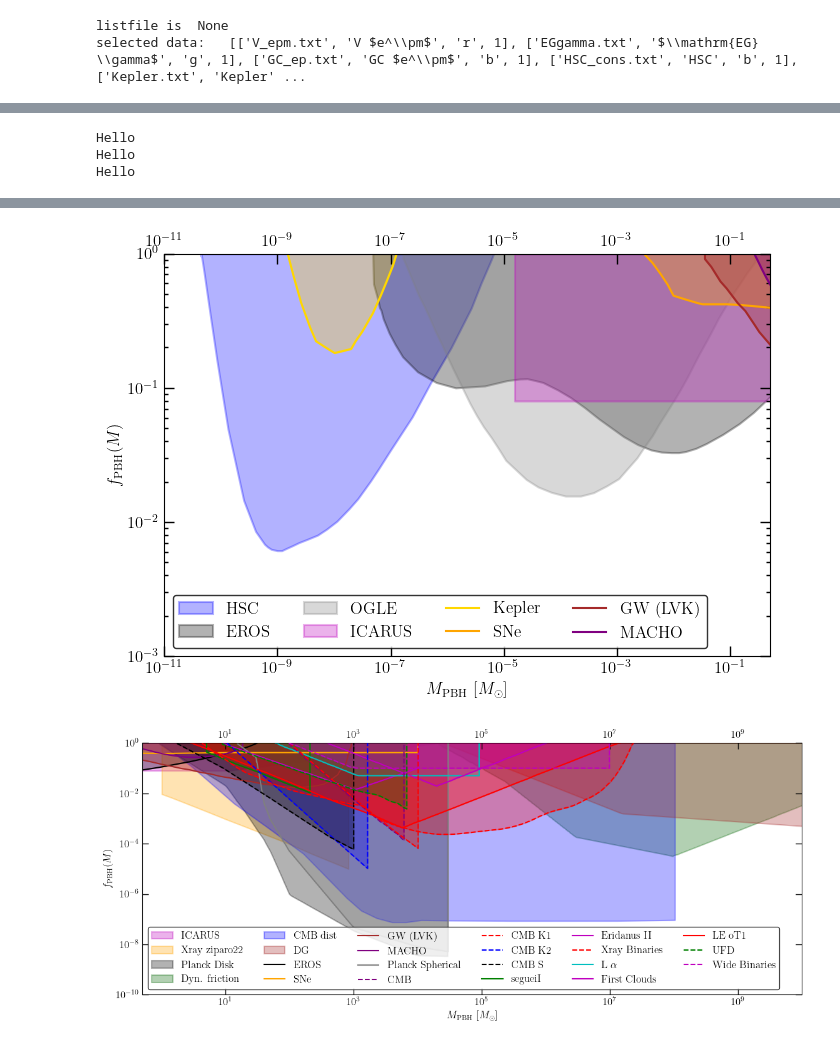
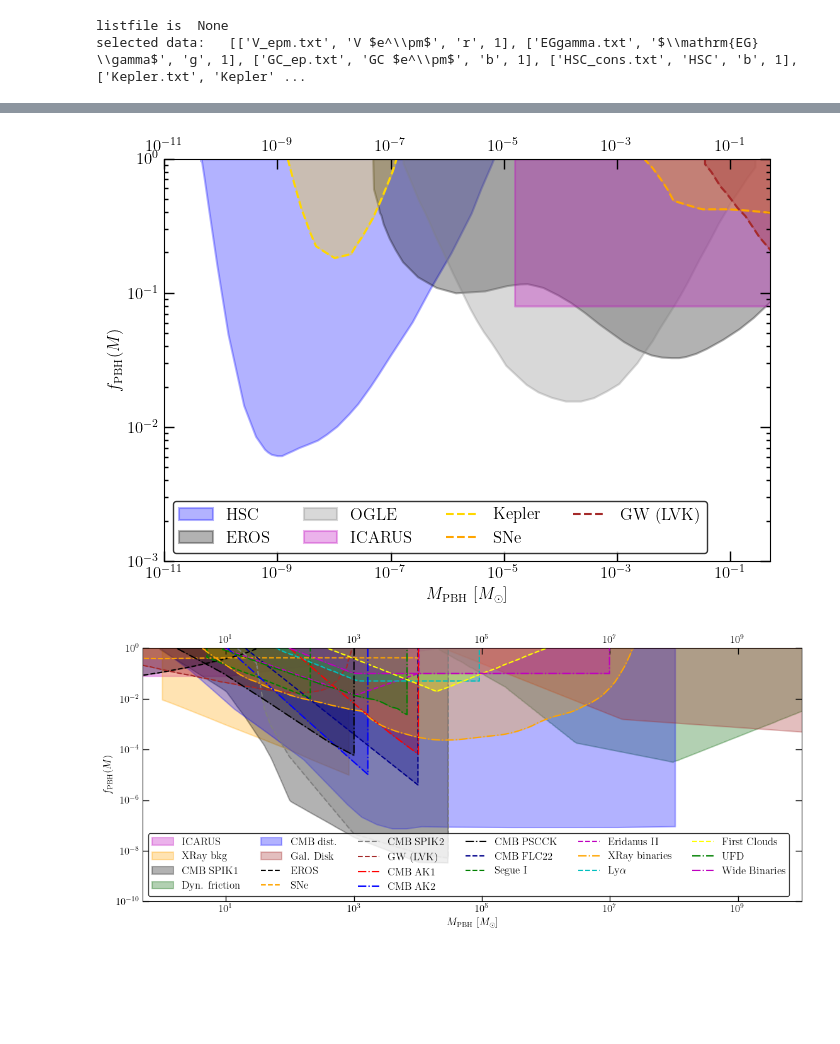
Before and after one commit to cjoana/LISA-PBH-WK, a Jupyter notebook: bounds/bounds.ipynb, the cells around one changed output, grey strips where cells are left out. Saved outputs shown, nothing was run; the diff lists cells and outputs as text; code cells hidden in the pictures; blank space fills up the shorter version.

```diff
--- a/bounds/bounds.ipynb
+++ b/bounds/bounds.ipynb
@@ -68,16 +68,22 @@ print(f"selected data:   {sel_files}")
 listfile is  None
 selected data:   [['V_epm.txt', 'V $e^\\pm$', 'r', 1], ['EGgamma.txt', '$\\mathrm{EG} \\gamma$', 'g', 1], ['GC_ep.txt', 'GC $e^\\pm$', 'b', 1], ['HSC_cons.txt', 'HSC', 'b', 1], ['Kepler.txt', 'Kepler' ...
 # %%
-save_figs = False
+save_figs = True
 
 fig, ax = plt.subplots(1,1, figsize=(8,5))
-fig2, ax2 = plt.subplots(1,1, figsize=(8,5))
+fig2, ax2 = plt.subplots(1,1, figsize=(12.7,5))
 
 for bound in sel_files:
 
     f_bound = bound[0]
     lbl = bound[1]
     color = bound[2]
+    order = bound[3]
+
+
+    if order ==1:   ls = "-"
+    if order ==2:   ls = "--"
+    if order ==3: ls = "-."
 
     errs = []
     # print(f"loading {f_bound}")
@@ -93,7 +99,8 @@ for bound in sel_files:
 
         asort = np.argsort(x)
         x,y = [x[asort], y[asort] ]
-        ax.plot(x,y,  label=lbl, color=color)
+        ax.plot(x,y,  label=lbl,  ls=ls, color=color)
+        ax2.plot(x,y,  label=lbl, ls=ls, color=color)
         ax2.fill_between(x, y, y2=1, color="gray", interpolate=True)
 
     except Exception as e:
@@ -112,10 +119,11 @@ for e in errs:
 # plt.axhspan(1, 1.5, facecolor='grey', alpha=0.5)
 
 ax.legend(ncol=2)
+ax2.legend(loc=3, ncol=6)
 
 for axs in [ax, ax2]:
-    axs.set_ylim(1e-10, 1.05)
-    axs.set_xlim(5e-19, 1e8)
+    axs.set_ylim(1e-11, 1.05)
+    axs.set_xlim(5e-19, 1e10)
 
     axs.tick_params(axis="x", bottom=True, top=True, labelbottom=True, labeltop=True)
     axs.set_xticks(np.logspace(-18, 4, 23), minor=True)
@@ -144,5 +152,5 @@ elif False:
 # %%
-save_figs = False
+# save_figs = False
 
 
 def partial_plot(ax, xlim=None, ylim=None, iplot=0):
@@ -155,6 +163,7 @@ def partial_plot(ax, xlim=None, ylim=None, iplot=0):
             color = bound[2]
             order = bound[3]
 
+
             if isinstance(order,int):
                 order = order
             elif isinstance(order, tuple):
@@ -165,6 +174,11 @@ def partial_plot(ax, xlim=None, ylim=None, iplot=0):
                 continue
             if (s_order==2 and order <2):
                 continue
+
+
+            if order ==1:   ls = "-"
+            if order ==2:   ls = "--"
+            if order ==3: ls = "-."
 
             #print(order)
 
@@ -198,9 +212,9 @@ def partial_plot(ax, xlim=None, ylim=None, iplot=0):
                                 label=lbl, lw=1.5, zorder=order )
                 #ax.plot(x, y,  color=color,  alpha=1 )
             if order >1:
-                if order>2:
-                    ls = "--"
-                else: ls = "-"
+                # if order>2:
+                #     ls = "--"
+                # else: ls = "-"
                 ax.fill_between(x, y, y2=1, color=color, alpha=0.3)
                 ax.plot(x, y,  color=color,  alpha=1, ls=ls, label=lbl,  zorder=order )
 
@@ -229,7 +243,6 @@ def partial_plot(ax, xlim=None, ylim=None, iplot=0):
     ax.set_xlim(5e-19, 1e8)
 
     if isinstance(xlim,list) :
-        print("Hello")
         ax.set_xlim(xlim[0], xlim[1])
     if isinstance(ylim,list):
         ax.set_ylim(ylim[0], ylim[1])
@@ -239,38 +252,35 @@ def partial_plot(ax, xlim=None, ylim=None, iplot=0):
     # ax.set_xticklabels([], minor=True)
 
     ax.set_xlabel(r'$M_\mathrm{PBH}$ [$M_\odot$]')
     ax.set_ylabel(r'$f_\mathrm{PBH} (M)$')
 
     ax.set_xscale('log')
     ax.set_yscale('log')
 
     return ax
 
 
 
 fig, ax = plt.subplots(1,1, figsize=(7,5))
 ax = partial_plot(ax, xlim=[10**-18.5, 1e-15])
 ax.legend(loc=3, ncol=1)
 fig.tight_layout()
-fig.savefig("./plots/sub1_low_Mass.jpg")
+fig.savefig("./plots/sub1_low_Mass.jpg", dpi=600)
 
 
 fig, ax = plt.subplots(1,1, figsize=(7,5))
 ax = partial_plot(ax, xlim=[1e-11, 0.5], ylim=[1e-3,1], iplot=1)
 ax.legend(loc=3, ncol=4)
 fig.tight_layout()
-fig.savefig("./plots/sub2_Mid_Mass.jpg")
+fig.savefig("./plots/sub2_Mid_Mass.jpg", dpi=600)
 
 
 fig, ax = plt.subplots(1,1, figsize=(12.25,5))
 ax = partial_plot(ax, xlim=[0.5, 10**10], iplot=2)
 ax.legend(loc=3, ncol=6)
 fig.tight_layout()
-fig.savefig("./plots/sub3_High_Mass.jpg")
+fig.savefig("./plots/sub3_High_Mass.jpg", dpi=600)
 # %% [output]
-Hello
-Hello
-Hello
 [figure]
-[figure, old version]
+[figure, new version]
-[figure, old version]
+[figure, new version]
```
Also changed, not shown: parts of 2 cells of this notebook, 10 other files.
